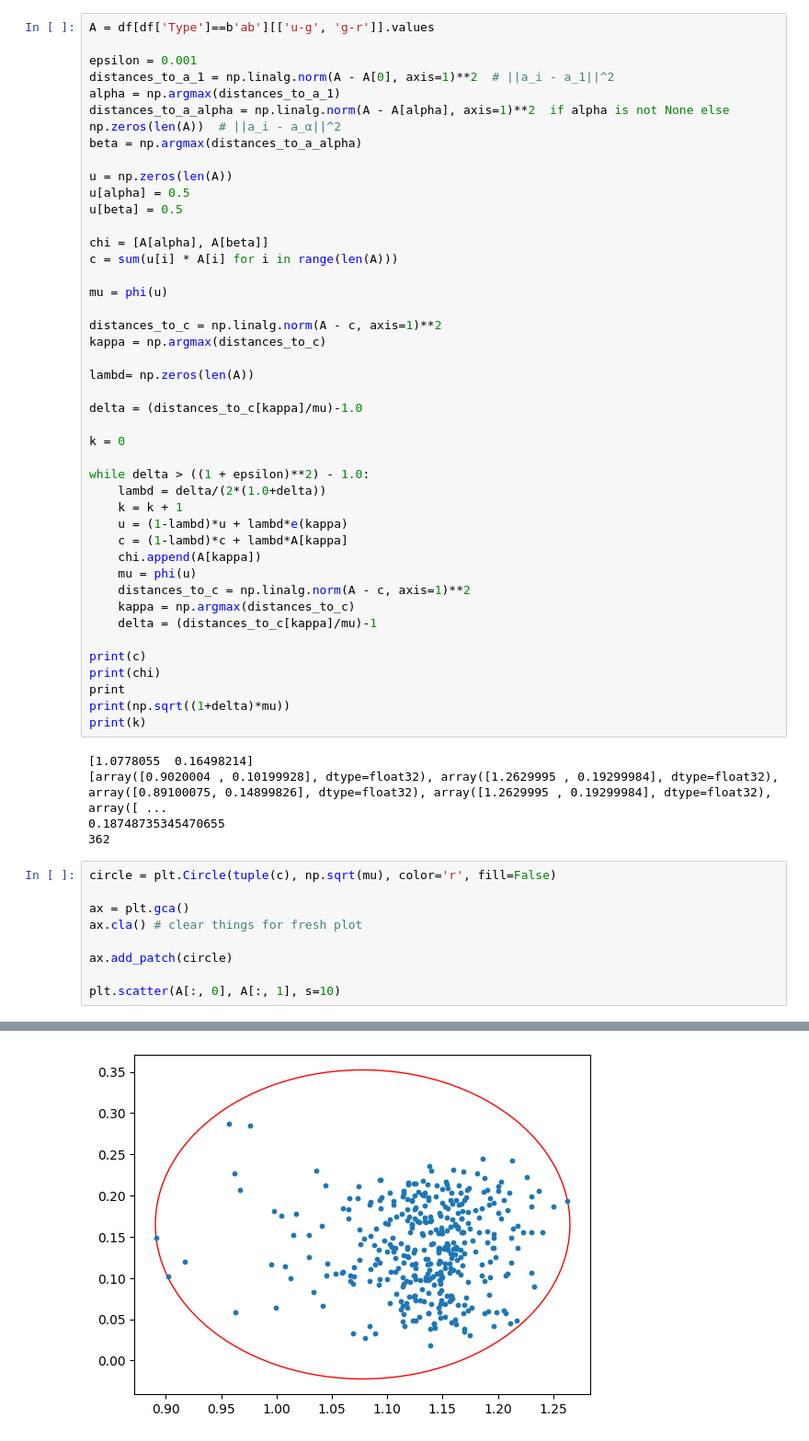
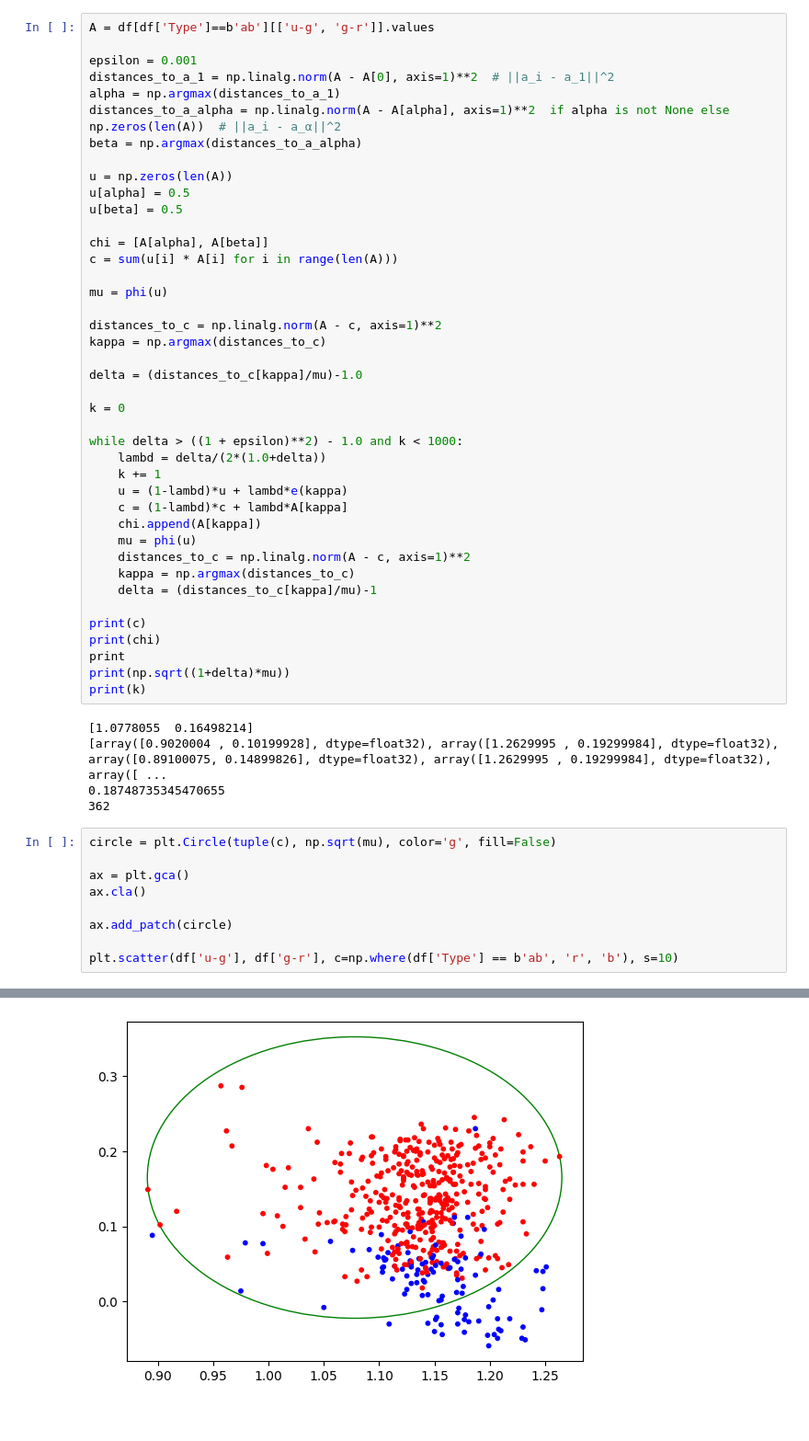
Before and after one commit to joanorePD/Astronomical_Anomaly_Detection_with_MEB, a Jupyter notebook: meb.ipynb, the cells around one changed output, grey strips where cells are left out. Shown: that part at 92% size. Cells and saved outputs as stored; diff of their text form.

```diff
--- a/meb.ipynb
+++ b/meb.ipynb
@@ -86,15 +86,13 @@ mu = phi(u)
 distances_to_c = np.linalg.norm(A - c, axis=1)**2
 kappa = np.argmax(distances_to_c)
 
-lambd= np.zeros(len(A))
-
 delta = (distances_to_c[kappa]/mu)-1.0
 
 k = 0
 
-while delta > ((1 + epsilon)**2) - 1.0:
+while delta > ((1 + epsilon)**2) - 1.0 and k < 1000:
     lambd = delta/(2*(1.0+delta))
-    k = k + 1
+    k += 1
     u = (1-lambd)*u + lambd*e(kappa)
     c = (1-lambd)*c + lambd*A[kappa]
     chi.append(A[kappa])
@@ -114,14 +112,14 @@ print(k)
 0.18748735345470655
 362
 # %%
-circle = plt.Circle(tuple(c), np.sqrt(mu), color='r', fill=False)
+circle = plt.Circle(tuple(c), np.sqrt(mu), color='g', fill=False)
 
 ax = plt.gca()
-ax.cla() # clear things for fresh plot
+ax.cla()
 
 ax.add_patch(circle)
 
-plt.scatter(A[:, 0], A[:, 1], s=10)
+plt.scatter(df['u-g'], df['g-r'], c=np.where(df['Type'] == b'ab', 'r', 'b'), s=10)
 # %% [output]
 <matplotlib.collections.PathCollection at 0x...>
-[figure, old version]
+[figure, new version]
```
